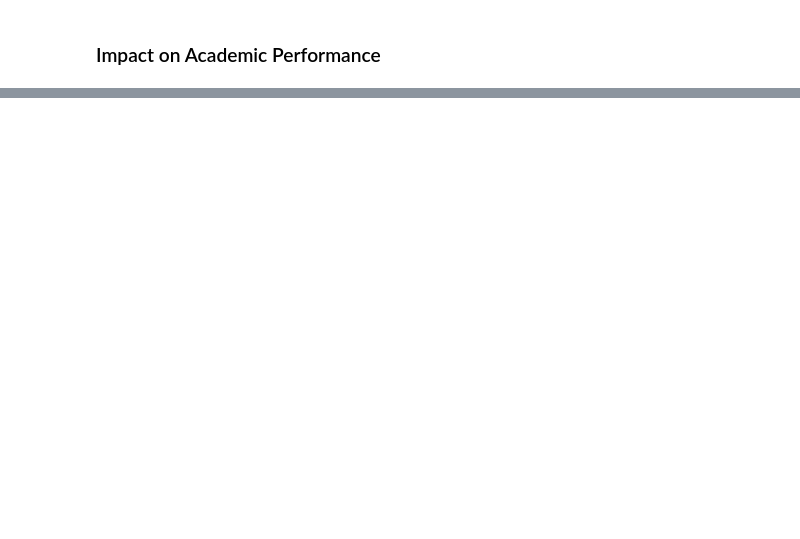
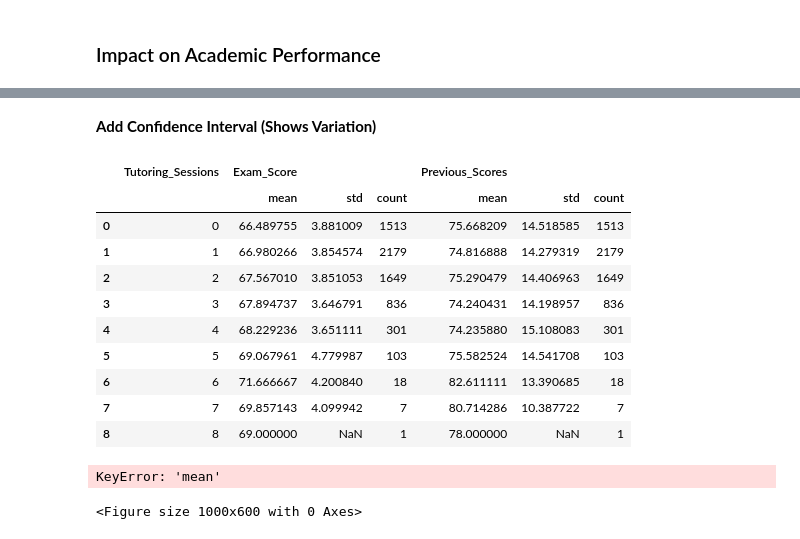
Before and after one commit to geff-ghost/studentPerformance, a Jupyter notebook: studentPerformance.ipynb, the cells around one changed output, grey strips where cells are left out. Drawn from its saved outputs; the diff is of its cells as text; code cells hidden in the pictures; blank space fills up the shorter version.

```diff
--- a/studentPerformance.ipynb
+++ b/studentPerformance.ipynb
@@ -559,0 +513,37 @@ plt.show()
+# %% [markdown]
+**Add Confidence Interval (Shows Variation)**
+# %%
+tutoring_stats = df.groupby('Tutoring_Sessions')[['Exam_Score', 'Previous_Scores']].agg(['mean', 'std', 'count']).reset_index()
+tutoring_stats
+# %% [output]
+|  | Tutoring_Sessions | Exam_Score |  |  | Previous_Scores |  |  |
+|  |  | mean | std | count | mean | std | count |
+| 0 | 0 | 66.489755 | 3.881009 | 1513 | 75.668209 | 14.518585 | 1513 |
+| 1 | 1 | 66.980266 | 3.854574 | 2179 | 74.816888 | 14.279319 | 2179 |
+| 2 | 2 | 67.567010 | 3.851053 | 1649 | 75.290479 | 14.406963 | 1649 |
+| 3 | 3 | 67.894737 | 3.646791 | 836 | 74.240431 | 14.198957 | 836 |
+| 4 | 4 | 68.229236 | 3.651111 | 301 | 74.235880 | 15.108083 | 301 |
+| 5 | 5 | 69.067961 | 4.779987 | 103 | 75.582524 | 14.541708 | 103 |
+| 6 | 6 | 71.666667 | 4.200840 | 18 | 82.611111 | 13.390685 | 18 |
+| 7 | 7 | 69.857143 | 4.099942 | 7 | 80.714286 | 10.387722 | 7 |
+| 8 | 8 | 69.000000 | NaN | 1 | 78.000000 | NaN | 1 |
+# %%
+# Calculate mean and standard deviation
+tutoring_stats = df.groupby('Tutoring_Sessions')[['Exam_Score', 'Previous_Scores']].agg(['mean', 'std', 'count']).reset_index()
+
+plt.figure(figsize=(10,6))
+plt.plot(
+    tutoring_stats['Tutoring_Sessions'],
+    tutoring_stats['mean'] - tutoring_stats['std'],
+    tutoring_stats['mean'] + tutoring_stats['std'],
+    alpha=0.2, label='Std Dev')
+
+plt.xlabel('Number of Tutoring Sessions')
+plt.ylabel('Exam Score')
+plt.title('Exam Score by Tutoring Sessions (with Variation)')
+plt.legend()
+plt.grid(True, apha=0.3)
+plt.show()
+# %% [output]
+KeyError: 'mean'
+<Figure size 1000x600 with 0 Axes>
```
Also changed, not shown: parts of 29 cells of this notebook.
